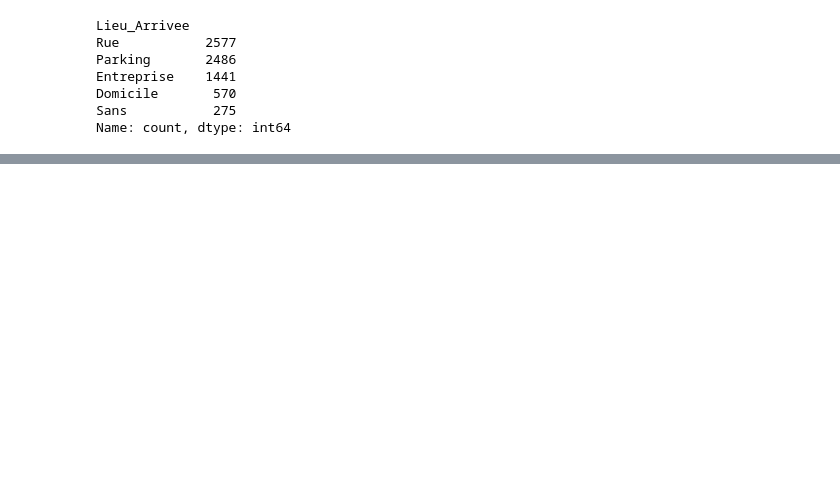
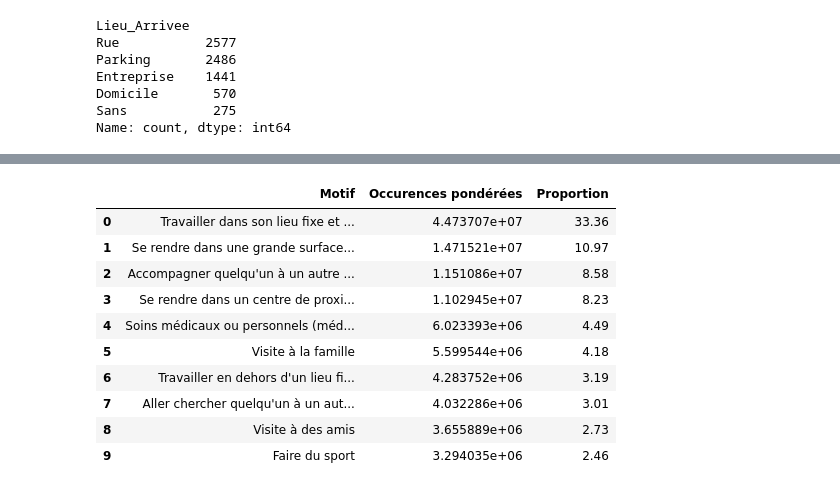
Before and after one commit to kilianguillon/Projet_statapp, a Jupyter notebook: script_main.ipynb, the cells around one changed output, grey strips where cells are left out. Cells and saved outputs as stored; diff of their text form; code cells hidden in the pictures; blank space fills up the shorter version.

```diff
--- a/script_main.ipynb
+++ b/script_main.ipynb
@@ -92,0 +141,14 @@ count_occ_pond(EMP_prems, "Lieu_Arrivee", "POND_JOUR")
+# %%
+count_occ_pond(EMP_prems[EMP_prems["WE"]==0], "Motif", "POND_JOUR") #en semaine
+# %% [output]
+|  | Motif | Occurences pondérées | Proportion |
+| 0 | Travailler dans son lieu fixe et ... | 4.473707e+07 | 33.36 |
+| 1 | Se rendre dans une grande surface... | 1.471521e+07 | 10.97 |
+| 2 | Accompagner quelqu'un à un autre ... | 1.151086e+07 | 8.58 |
+| 3 | Se rendre dans un centre de proxi... | 1.102945e+07 | 8.23 |
+| 4 | Soins médicaux ou personnels (méd... | 6.023393e+06 | 4.49 |
+| 5 | Visite à la famille | 5.599544e+06 | 4.18 |
+| 6 | Travailler en dehors d'un lieu fi... | 4.283752e+06 | 3.19 |
+| 7 | Aller chercher quelqu'un à un aut... | 4.032286e+06 | 3.01 |
+| 8 | Visite à des amis | 3.655889e+06 | 2.73 |
+| 9 | Faire du sport | 3.294035e+06 | 2.46 |
```
Also changed, not shown: parts of 16 cells of this notebook.
